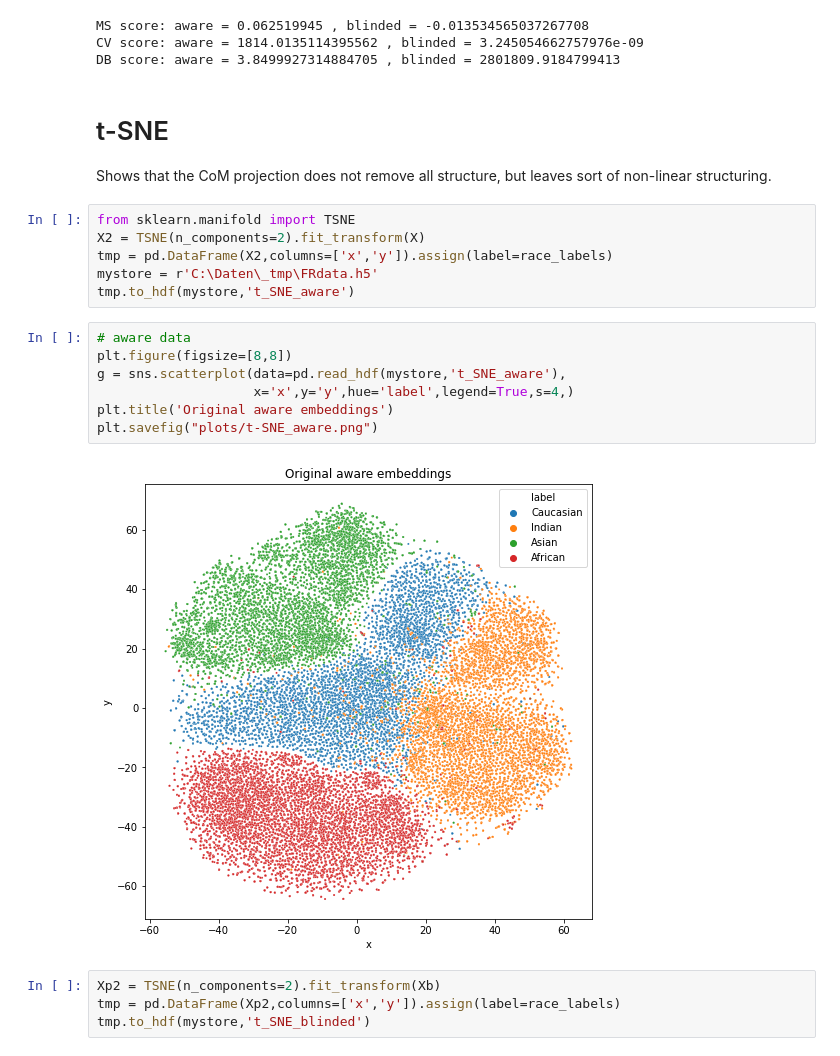
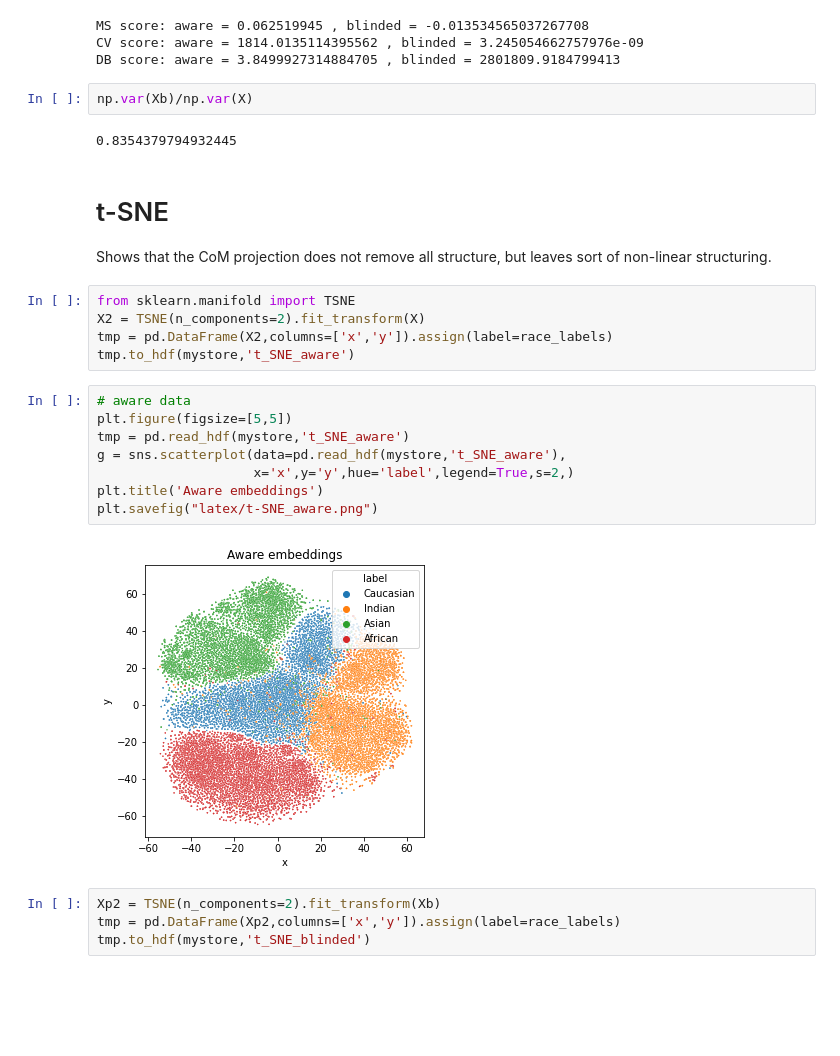
Before and after one commit to samuelwehrli/Face-Recognition-Bias, a Jupyter notebook: Paper section outline.ipynb, the cells around one changed output. Saved outputs shown, nothing was run; the diff lists cells and outputs as text; blank space fills up the shorter version.

```diff
--- a/Paper section outline.ipynb
+++ b/Paper section outline.ipynb
@@ -145,6 +160,10 @@ print('DB score: aware =', davies_bouldin_score(X, y), ', blinded =', davies_bou
 MS score: aware = 0.062519945 , blinded = -0.013534565037267708
 CV score: aware = 1814.0135114395562 , blinded = 3.245054662757976e-09
 DB score: aware = 3.8499927314884705 , blinded = 2801809.9184799413
+# %%
+np.var(Xb)/np.var(X)
+# %% [output]
+0.8354379794932445
 # %% [markdown]
 # t-SNE
 
@@ -153,17 +172,17 @@ Shows that the CoM projection does not remove all structure, but leaves sort of
 from sklearn.manifold import TSNE
 X2 = TSNE(n_components=2).fit_transform(X)
 tmp = pd.DataFrame(X2,columns=['x','y']).assign(label=race_labels)
-mystore = r'C:\Daten\_tmp\FRdata.h5'
 tmp.to_hdf(mystore,'t_SNE_aware')
 # %%
 # aware data
-plt.figure(figsize=[8,8])
+plt.figure(figsize=[5,5])
+tmp = pd.read_hdf(mystore,'t_SNE_aware')
 g = sns.scatterplot(data=pd.read_hdf(mystore,'t_SNE_aware'),
-                    x='x',y='y',hue='label',legend=True,s=4,)
-plt.title('Original aware embeddings')
-plt.savefig("plots/t-SNE_aware.png")
+                    x='x',y='y',hue='label',legend=True,s=2,)
+plt.title('Aware embeddings')
+plt.savefig("latex/t-SNE_aware.png")
 # %% [output]
-[figure, old version]
+[figure, new version]
 # %%
 Xp2 = TSNE(n_components=2).fit_transform(Xb)
 tmp = pd.DataFrame(Xp2,columns=['x','y']).assign(label=race_labels)
```
Also changed, not shown: parts of 12 cells of this notebook, 12 other files.
